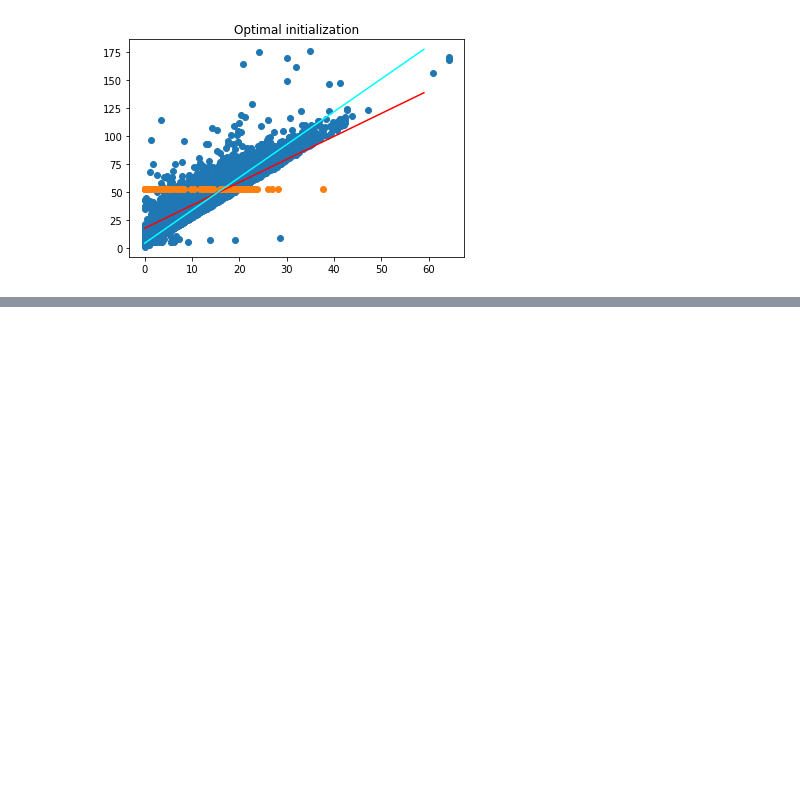
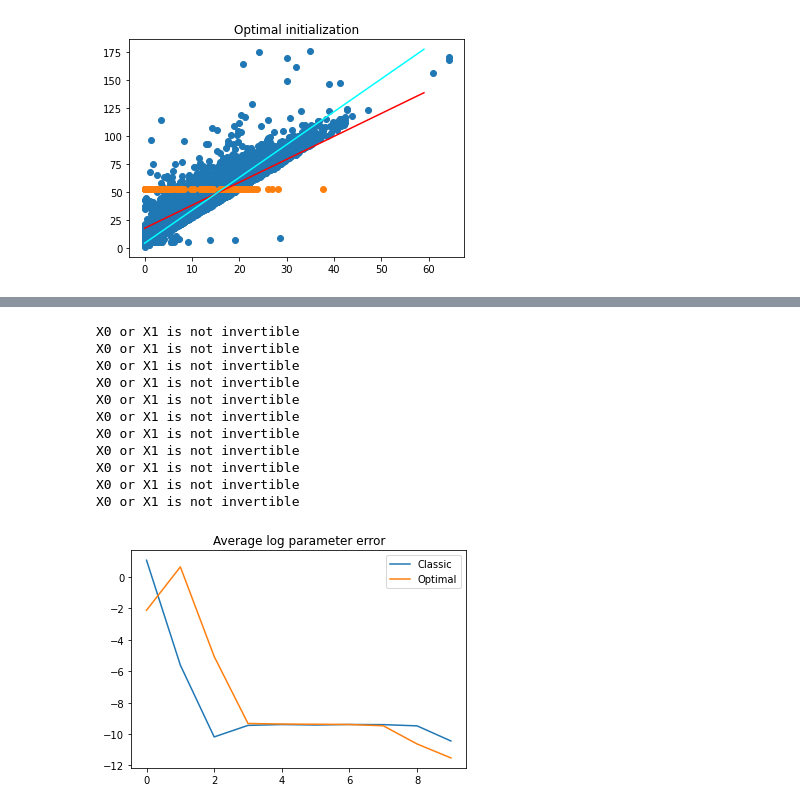
Before and after one commit to ahopen/math-tools-final-project, a Jupyter notebook: final_project_notebook.ipynb, the cells around one changed output, grey strips where cells are left out. Drawn from its saved outputs; the diff is of its cells as text; code cells hidden in the pictures; blank space fills up the shorter version.

```diff
--- a/final_project_notebook.ipynb
+++ b/final_project_notebook.ipynb
@@ -392,0 +447,16 @@ Text(0.5, 1.0, 'Optimal initialization')
+# %%
+n_dimensions = 4
+simulate_fits(n_trips = 10000, error_size = 3, creation_func = lambda x, y: create_nd_data(x,y,n_dimensions), n_sims = 50, do_normalize = False)
+# %% [output]
+X0 or X1 is not invertible
+X0 or X1 is not invertible
+X0 or X1 is not invertible
+X0 or X1 is not invertible
+X0 or X1 is not invertible
+X0 or X1 is not invertible
+X0 or X1 is not invertible
+X0 or X1 is not invertible
+X0 or X1 is not invertible
+X0 or X1 is not invertible
+X0 or X1 is not invertible
+[figure, added]
```
Also changed, not shown: parts of 4 cells of this notebook.
